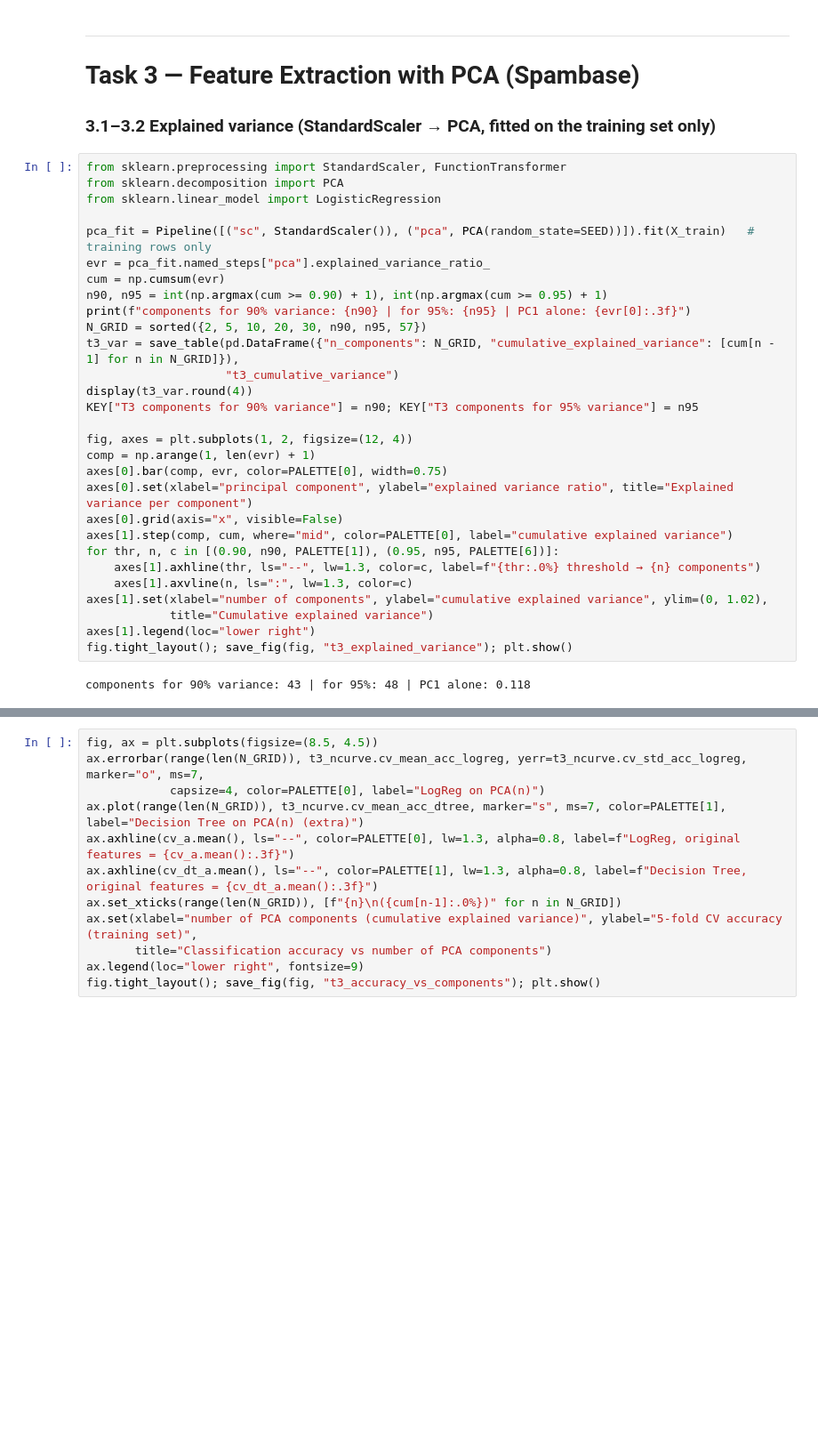
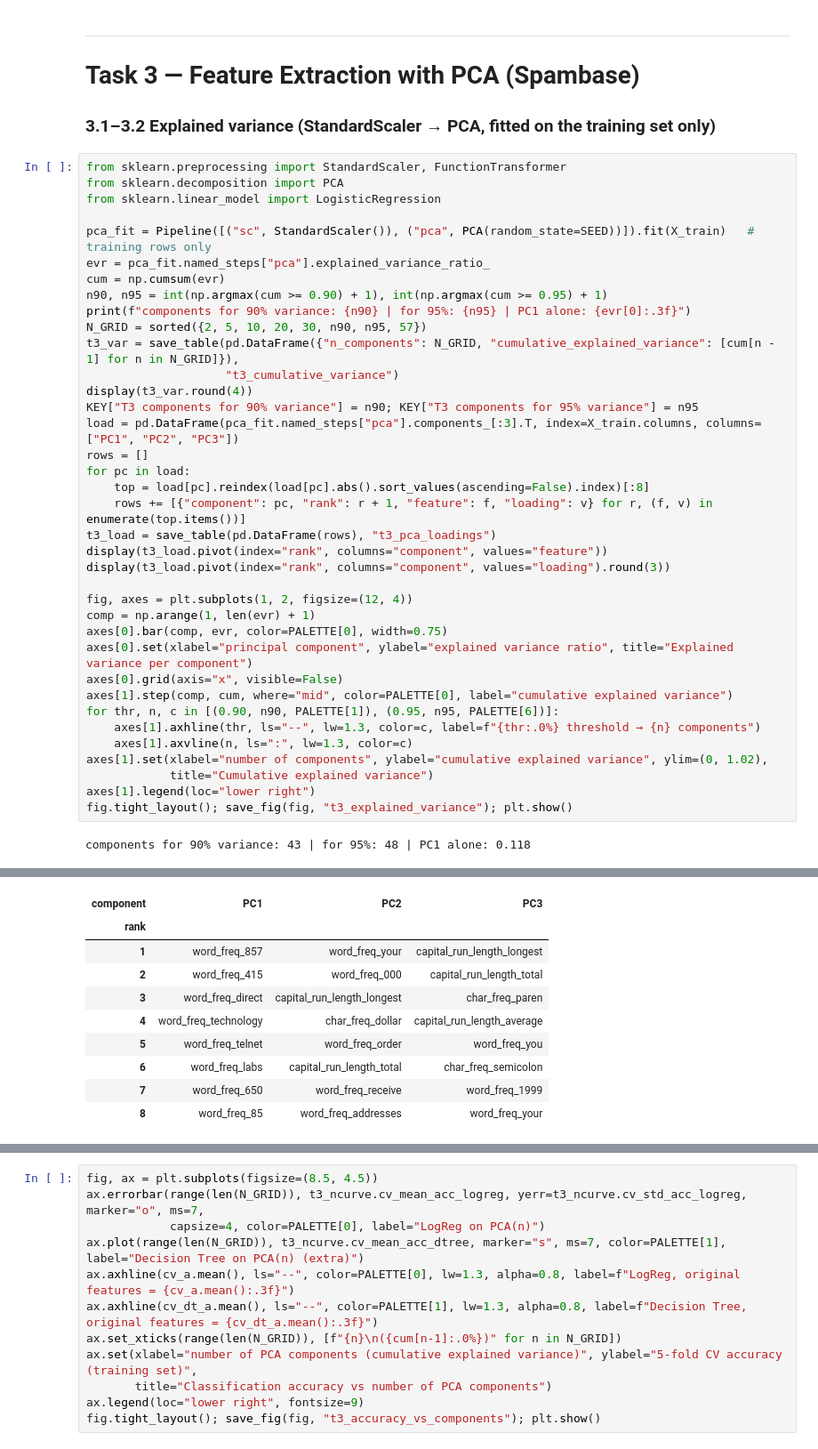
Before and after one commit to afel6/coe305-ml-project, a Jupyter notebook: notebook.ipynb, the cells around one changed output, grey strips where cells are left out. Shown at 89% size. Cells and saved outputs as stored; diff of their text form; blank space fills up the shorter version.

```diff
--- a/notebook.ipynb
+++ b/notebook.ipynb
@@ -369,30 +392,48 @@ print(f"components for 90% variance: {n90} | for 95%: {n95} | PC1 alone: {evr[0]
 N_GRID = sorted({2, 5, 10, 20, 30, n90, n95, 57})
 t3_var = save_table(pd.DataFrame({"n_components": N_GRID, "cumulative_explained_variance": [cum[n - 1] for n in N_GRID]}),
                     "t3_cumulative_variance")
 display(t3_var.round(4))
 KEY["T3 components for 90% variance"] = n90; KEY["T3 components for 95% variance"] = n95
+load = pd.DataFrame(pca_fit.named_steps["pca"].components_[:3].T, index=X_train.columns, columns=["PC1", "PC2", "PC3"])
+rows = []
+for pc in load:
+    top = load[pc].reindex(load[pc].abs().sort_values(ascending=False).index)[:8]
+    rows += [{"component": pc, "rank": r + 1, "feature": f, "loading": v} for r, (f, v) in enumerate(top.items())]
+t3_load = save_table(pd.DataFrame(rows), "t3_pca_loadings")
+display(t3_load.pivot(index="rank", columns="component", values="feature"))
+display(t3_load.pivot(index="rank", columns="component", values="loading").round(3))
 
 fig, axes = plt.subplots(1, 2, figsize=(12, 4))
 comp = np.arange(1, len(evr) + 1)
 axes[0].bar(comp, evr, color=PALETTE[0], width=0.75)
 axes[0].set(xlabel="principal component", ylabel="explained variance ratio", title="Explained variance per component")
 axes[0].grid(axis="x", visible=False)
 axes[1].step(comp, cum, where="mid", color=PALETTE[0], label="cumulative explained variance")
 for thr, n, c in [(0.90, n90, PALETTE[1]), (0.95, n95, PALETTE[6])]:
     axes[1].axhline(thr, ls="--", lw=1.3, color=c, label=f"{thr:.0%} threshold → {n} components")
     axes[1].axvline(n, ls=":", lw=1.3, color=c)
 axes[1].set(xlabel="number of components", ylabel="cumulative explained variance", ylim=(0, 1.02),
             title="Cumulative explained variance")
 axes[1].legend(loc="lower right")
 fig.tight_layout(); save_fig(fig, "t3_explained_variance"); plt.show()
 # %% [output]
 components for 90% variance: 43 | for 95%: 48 | PC1 alone: 0.118
 |  | n_components | cumulative_explained_variance |
 | 0 | 2 | 0.1756 |
 | 1 | 5 | 0.2660 |
 | 2 | 10 | 0.3869 |
 | 3 | 20 | 0.5768 |
 | 4 | 30 | 0.7391 |
 | 5 | 43 | 0.9068 |
 | 6 | 48 | 0.9549 |
 | 7 | 57 | 1.0000 |
+| component | PC1 | PC2 | PC3 |
+| rank |  |  |  |
+| 1 | word_freq_857 | word_freq_your | capital_run_length_longest |
+| 2 | word_freq_415 | word_freq_000 | capital_run_length_total |
+| 3 | word_freq_direct | capital_run_length_longest | char_freq_paren |
+| 4 | word_freq_technology | char_freq_dollar | capital_run_length_average |
+| 5 | word_freq_telnet | word_freq_order | word_freq_you |
+| 6 | word_freq_labs | capital_run_length_total | char_freq_semicolon |
+| 7 | word_freq_650 | word_freq_receive | word_freq_1999 |
+| 8 | word_freq_85 | word_freq_addresses | word_freq_your |
```
Also changed, not shown: parts of 24 cells of this notebook, 10 other files.
